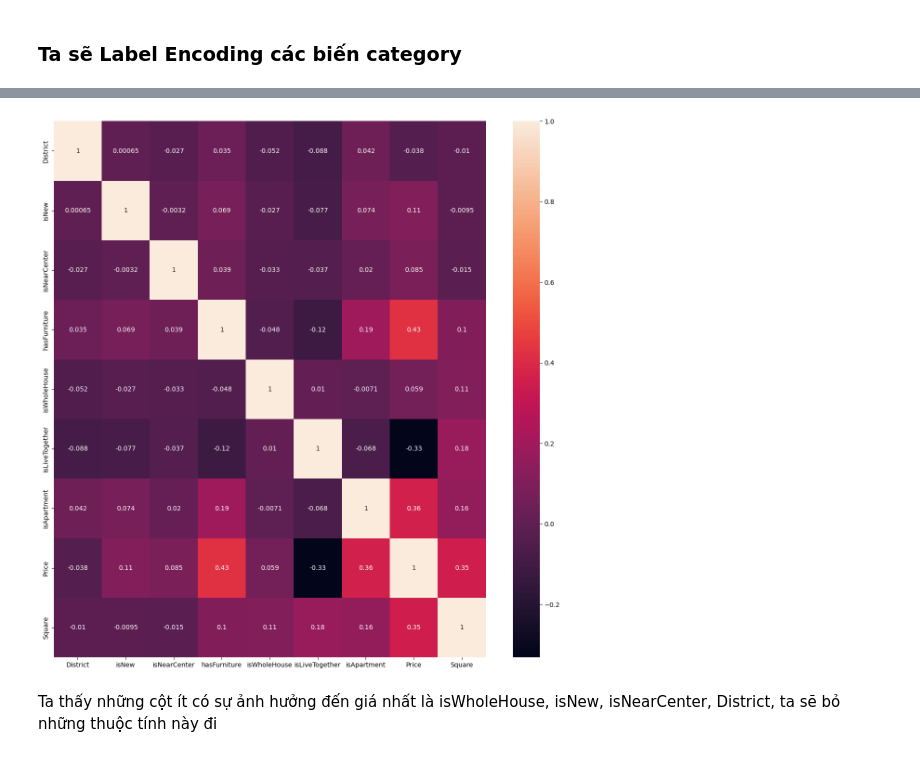
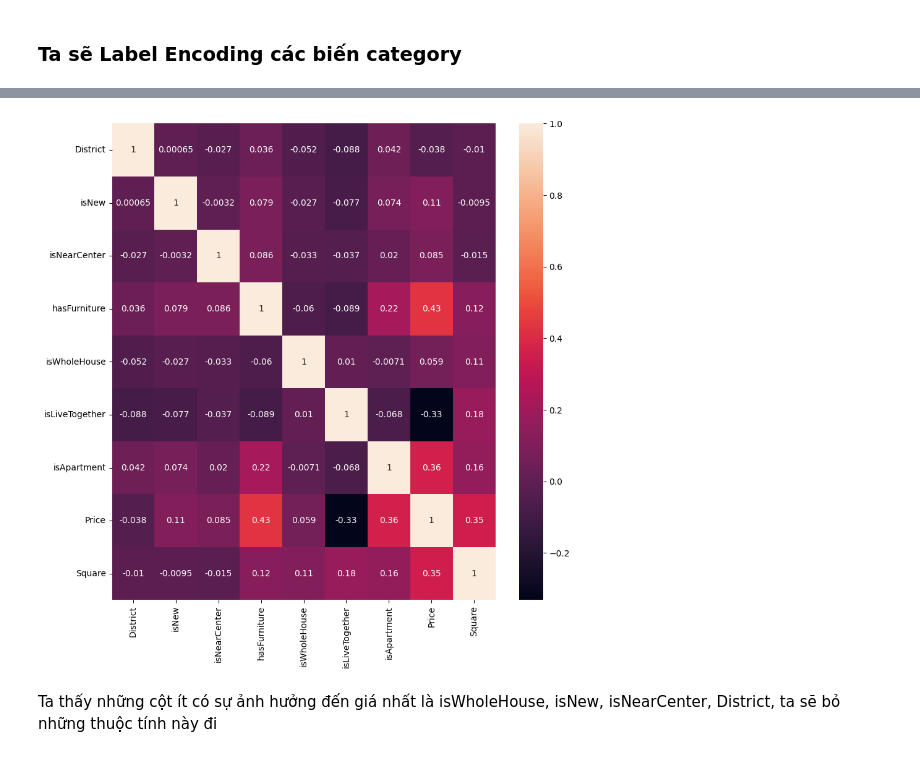
Before and after one commit to flyboy13/NM-KHDL, a Jupyter notebook: project_code/DOAN/Mô hình hoá dữ liệu/buildmodel.ipynb, the cells around one changed output, grey strips where cells are left out. Cells and saved outputs as stored; diff of their text form; code cells hidden in the pictures.

```diff
--- a/project_code/DOAN/Mô hình hoá dữ liệu/buildmodel.ipynb
+++ b/project_code/DOAN/Mô hình hoá dữ liệu/buildmodel.ipynb
@@ -31,6 +29,3 @@ Ta chỉ xét những giá nhà dưới 10 triệu và diện tích dưới 150
-# %%
-train_df_temp.drop(train_df_temp[train_df_temp['Price(Triệu/tháng)'] > 10].index, inplace = True)
-train_df_temp.drop(train_df_temp[train_df_temp['Square(m²)'] > 150].index, inplace = True)
 # %% [markdown]
 ### Tạo thêm đặc trưng cho bảng dữ liệu
 > Dựa vào đặc trưng: 'Title' để tạo thêm 6 đặc trưng: isNew(phòng mới hay cũ) , hasFurniture (có nội thất không), liveTogether(ở ghép/ktx), isWholeHouse (có phải nhà nguyên căn không), isApartment (có phải căn hộ không), isNearCenter (có gần trung tâm không)
@@ -67,7 +62,7 @@ def isNearCenter(df):
 # %%
 def hasFurniture(df):
     df["Title"] = df["Title"].str.lower()
-    e = ['nội thất', 'noi that', 'tiện nghi','tiện ích']
+    e = ['nội thất', 'noi that', 'tiện nghi','tiện ích','cao cấp','cao cap','hiện đại','hien dai']
     df['hasFurniture'] = df["Title"].apply(lambda x: 'yes' if any(i in x for i in e) else 'no')
     return df
 # %%
@@ -190,11 +176,11 @@ for i in cat_vars:
 df_new['Price'] = train_df_temp['Price(Triệu/tháng)']
 df_new['Square'] = train_df_temp['Square(m²)']
 # %%
-fig= plt.subplots(figsize = (15,15))
+fig= plt.subplots(figsize = (10,10))
 sns.heatmap(df_new.corr(),annot=True)
 plt.show()
 # %% [output]
-[figure, old version]
+[figure, new version]
 # %% [markdown]
 Ta thấy những cột ít có sự ảnh hưởng đến giá nhất là isWholeHouse, isNew, isNearCenter, District, ta sẽ bỏ những thuộc tính này đi
 # %%
```
Also changed, not shown: parts of 30 cells of this notebook.
